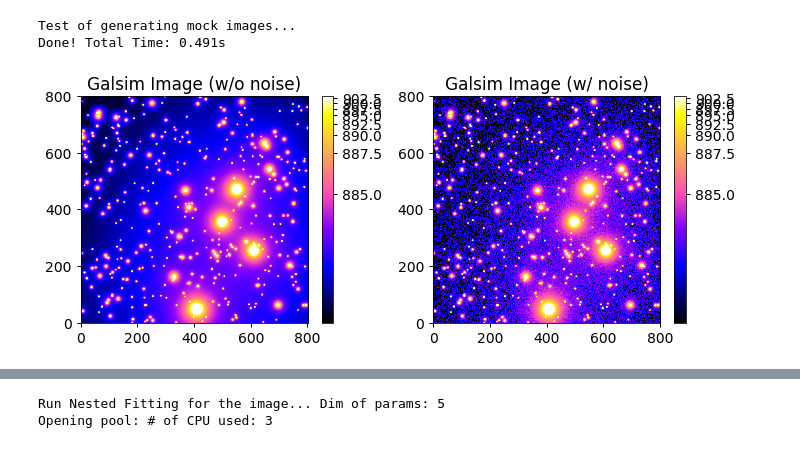
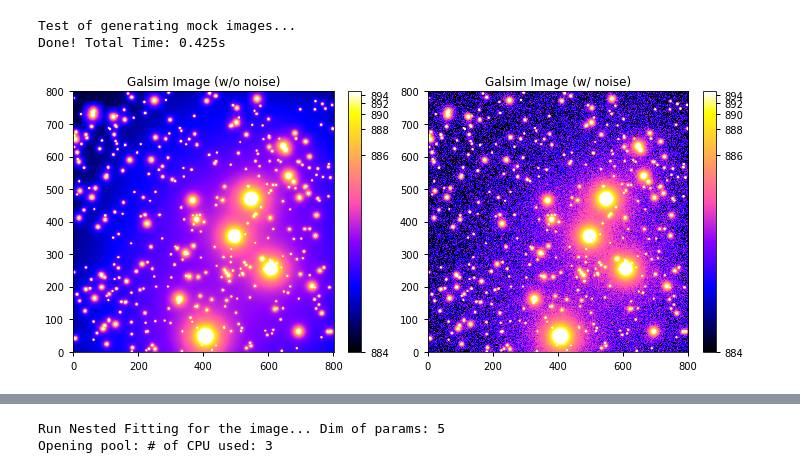
Before and after one commit to qliu4676/elderflower, a Jupyter notebook: demos/Run_Fitting_Mock_demo.ipynb, the cells around one changed output, grey strips where cells are left out. Saved outputs shown, nothing was run; the diff lists cells and outputs as text; code cells hidden in the pictures.

```diff
--- a/demos/Run_Fitting_Mock_demo.ipynb
+++ b/demos/Run_Fitting_Mock_demo.ipynb
@@ -138,23 +136,23 @@ Use sky strips crossing very bright stars
 # %%
 # Draw test
 print("Test of generating mock images...")
 start = time.time()
 image_tri = generate_mock_image(psf, stars, brightest_only=False, draw_real=False)
 image_tri = image_tri + image_base + mu
 end = time.time()
 print("Done! Total Time: %.3fs\n"%(end-start))
 
 # Compare mock and truth
 fig, (ax1, ax2) = plt.subplots(1,2,figsize=(10,5))
-im = ax1.imshow(image_tri, vmin=mu, vmax=mu+20, norm=norm1); colorbar(im)
-im = ax2.imshow(image_tri + noise_image, vmin=mu, vmax=mu+20, norm=norm1); colorbar(im)
+im = ax1.imshow(image_tri, vmin=mu, vmax=mu+11, norm=norm1); colorbar(im)
+im = ax2.imshow(image_tri + noise_image, vmin=mu, vmax=mu+11, norm=norm1); colorbar(im)
 ax1.set_title("Galsim Image (w/o noise)")
 ax2.set_title("Galsim Image (w/ noise)")
 plt.tight_layout()
 # %% [output]
 Test of generating mock images...
-Done! Total Time: 0.491s
+Done! Total Time: 0.425s
-[figure, old version]
+[figure, new version]
 # %%
 # Estimates
 ############################################
```
Also changed, not shown: parts of 24 cells of this notebook, 3 other files.
